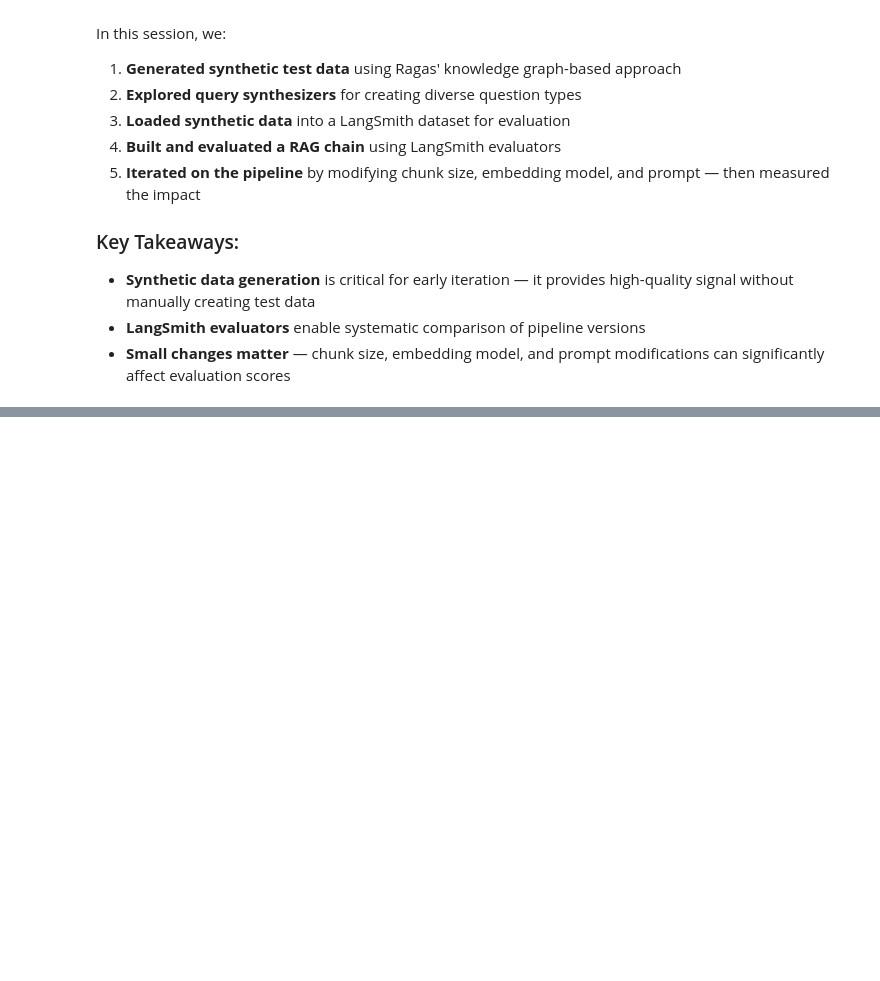
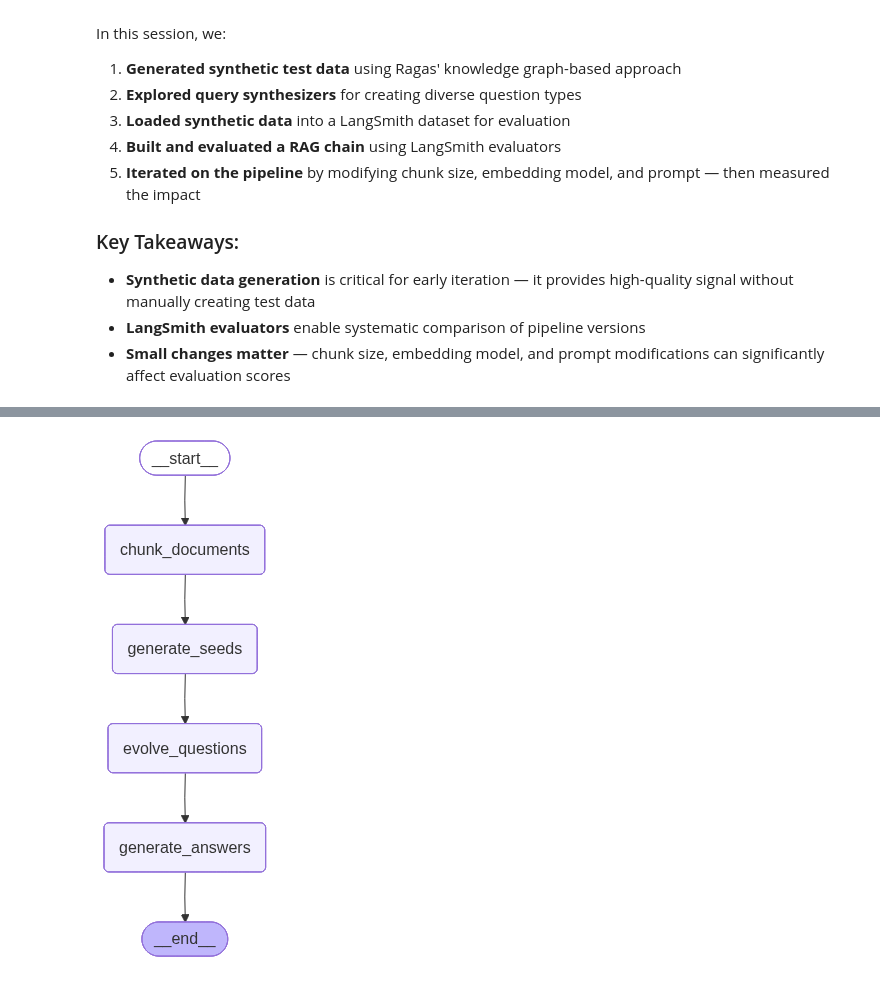
Before and after one commit to fox8991/AIE9, a Jupyter notebook: 09_Synthetic_Data_Generation_and_LangSmith/Synthetic_Data_Generation_RAGAS_&_LangSmith_Assignment.ipynb, the cells around one changed output, grey strips where cells are left out. Drawn from its saved outputs; the diff is of its cells as text; code cells hidden in the pictures; blank space fills up the shorter version.

```diff
--- a/09_Synthetic_Data_Generation_and_LangSmith/Synthetic_Data_Generation_RAGAS_&_LangSmith_Assignment.ipynb
+++ b/09_Synthetic_Data_Generation_and_LangSmith/Synthetic_Data_Generation_RAGAS_&_LangSmith_Assignment.ipynb
@@ -853,0 +875,22 @@ In this session, we:
+# %%
+import os
+import random
+from uuid import uuid4
+from typing import TypedDict
+from langchain_community.document_loaders import DirectoryLoader, TextLoader
+from langchain_text_splitters import RecursiveCharacterTextSplitter
+from langchain_openai import ChatOpenAI
+from langchain_core.documents import Document
+from langgraph.graph import StateGraph, START, END
+
+
+llm = ChatOpenAI(model="gpt-4.1-mini")
+
+## State for the Graph
+class SyntheticDataState(TypedDict):
+    documents: list[Document]
+    chunks: list[Document]
+    seed_questions: list[dict]
+    evolved_questions: list[dict]   # Evolved Questions, their IDs, and their Evolution Type
+    answers: list[dict]             # Question IDs, and Answer to the referenced Evolved Question
+    contexts: list[dict]            # Question IDs, and the relevant Context(s) to the Evolved Question
@@ -853,0 +1060,21 @@ In this session, we:
+# %%
+## Build the Graph
+
+graph = StateGraph(SyntheticDataState)
+
+graph.add_node("chunk_documents", chunk_documents)
+graph.add_node("generate_seeds", generate_seeds)
+graph.add_node("evolve_questions", evolve_questions)
+graph.add_node("generate_answers", generate_answers)
+
+graph.add_edge(START, "chunk_documents")
+graph.add_edge("chunk_documents", "generate_seeds")
+graph.add_edge("generate_seeds", "evolve_questions")
+graph.add_edge("evolve_questions", "generate_answers")
+graph.add_edge("generate_answers", END)
+
+sdg_graph = graph.compile()
+# %%
+sdg_graph
+# %% [output]
+[figure, added]
```
Also changed, not shown: parts of 6 cells of this notebook.
